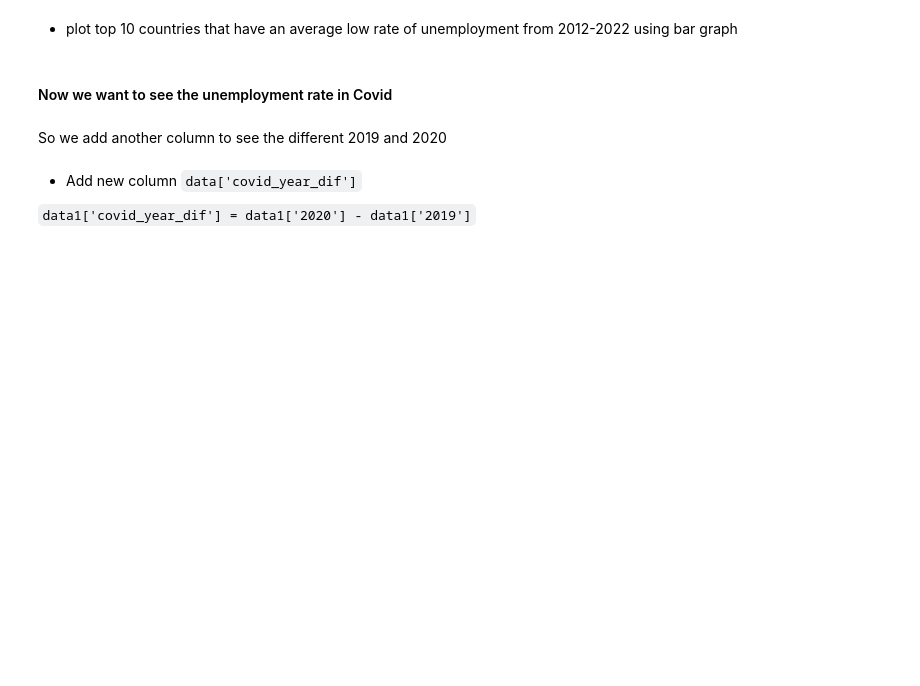
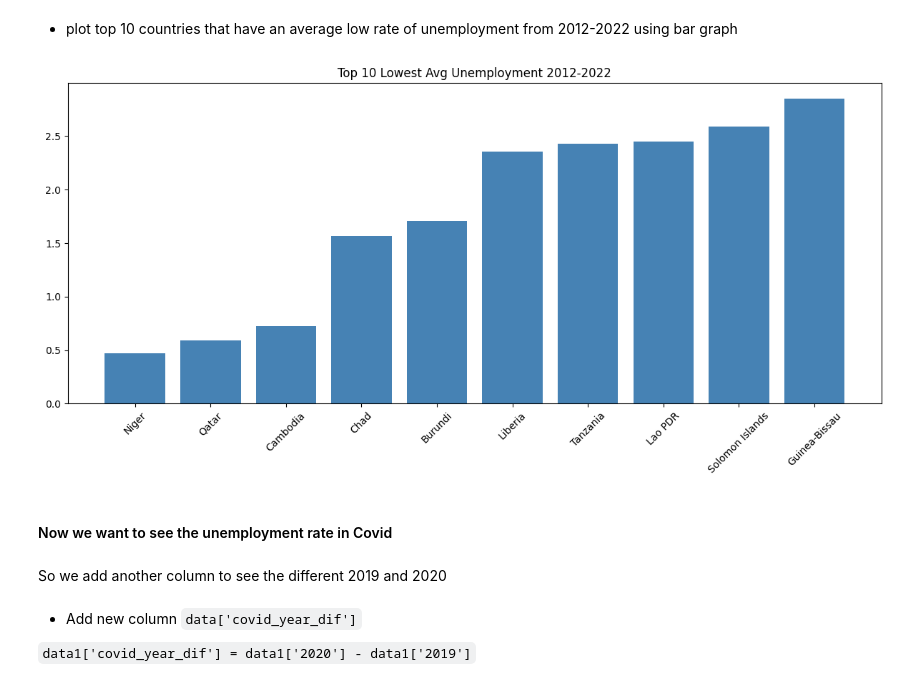
Before and after one commit to pychey/W4-Data-Processing, a Jupyter notebook: W4 - Homework_World_unemployee.ipynb, the cells around one changed output. Cells and saved outputs as stored; diff of their text form; code cells hidden in the pictures; blank space fills up the shorter version.

```diff
--- a/W4 - Homework_World_unemployee.ipynb
+++ b/W4 - Homework_World_unemployee.ipynb
@@ -109,3 +319,6 @@ plt.show()
 # %% [markdown]
 
 - list top 10 countries that have an average high rate of unemployment from 2012-2022
+# %%
+top10_low = data1.nsmallest(10, '10years_avg')[['Country Name', '10years_avg']]
+print(top10_low)
@@ -112,5 +338,14 @@ plt.show()
 # %% [markdown]
 - plot top 10 countries that have an average low rate of unemployment from 2012-2022 using bar graph
+# %%
+plt.figure(figsize=(12, 6))
+plt.bar(top10_low['Country Name'], top10_low['10years_avg'], color='steelblue')
+plt.xticks(rotation=45)
+plt.title('Top 10 Lowest Avg Unemployment 2012-2022')
+plt.tight_layout()
+plt.show()
+# %% [output]
+[figure, added]
 # %% [markdown]
 #### Now we want to see the unemployment rate in Covid
 # %% [markdown]
```
Also changed, not shown: parts of 33 cells of this notebook, 3 other files.
